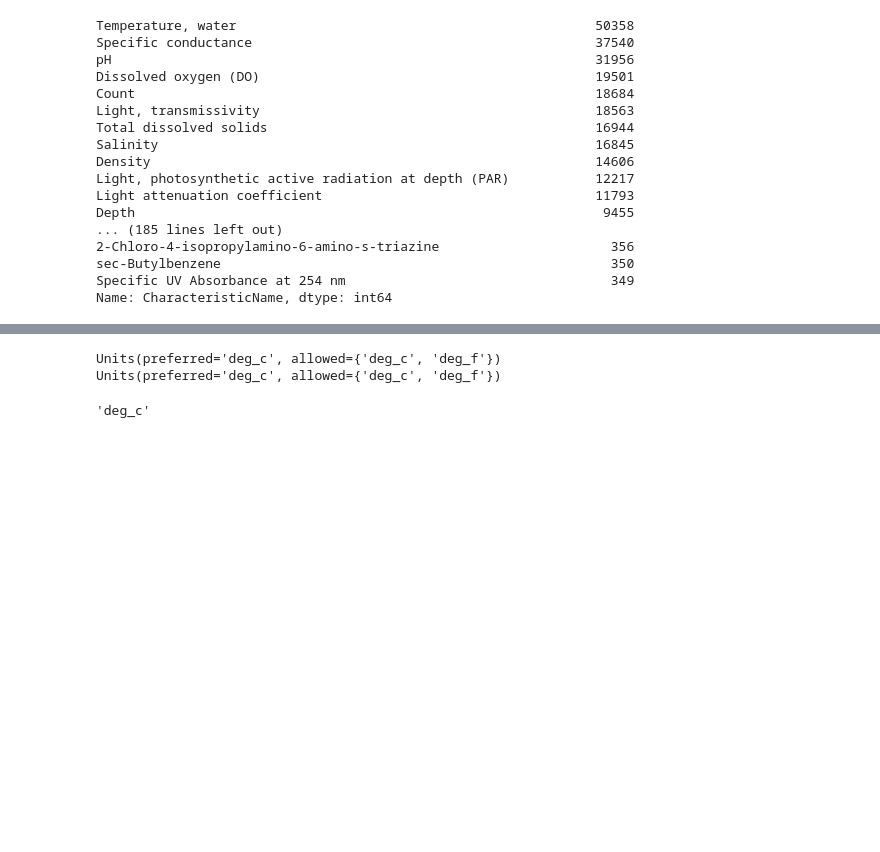
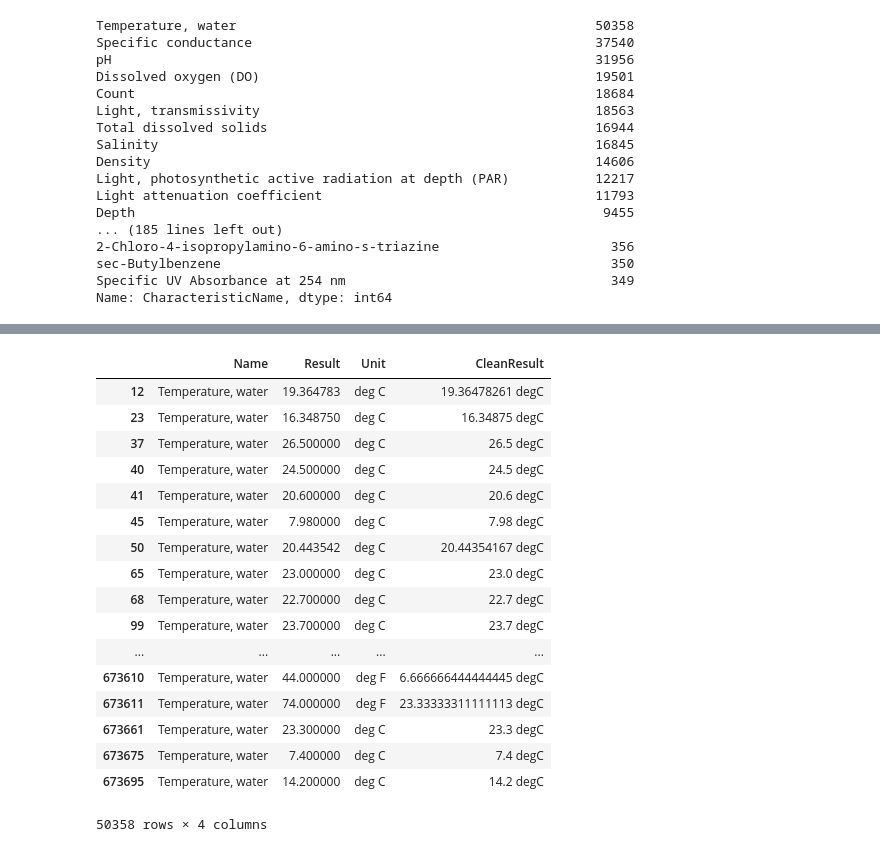
Before and after one commit to SeanU/waq, a Jupyter notebook: exploration/EDA.ipynb, the cells around one changed output, grey strips where cells are left out. Drawn from its saved outputs; the diff is of its cells as text; code cells hidden in the pictures; blank space fills up the shorter version.

```diff
--- a/exploration/EDA.ipynb
+++ b/exploration/EDA.ipynb
@@ -215,38 +216,68 @@ temps
 # %%
 import json
 from pint import UnitRegistry
 from collections import namedtuple
 
 Units = namedtuple('Units', ['preferred', 'allowed'])
 
 with open('measures.json') as jsonfile:
     measures = {m['measure']:Units(m['units'][0], set(m['units']))
                 for m in json.load(jsonfile)}
 
-#print(measures)
-
 ureg = UnitRegistry('units.reg')
 Q_ = ureg.Quantity
 
+# A lot of unit descriptions in the data contain spaces (e.g., "deg F"),
+# or variable casing, or leading or trailing spaces. This tries to
+# convert them all to a normalized format that will play nicely with Pint.
 def cleanUnit(name):
-    return name.lower().strip().replace(' ', '_')
+    return str(name).lower().strip().replace(' ', '_')
 
+# Checks to see if a unit is in the list of approved units for the measure
+# type, as defined in measures.json. If it is, returns the preferred
+# unit that the data should be converted to, which is the first listed unit
+# in measures.json.
 def getTargetUnit(measure, unit):
-    print(measures[measure])
-
     unitsForMeasure = measures[measure]
     if unitsForMeasure is None:
         return None
 
-    print(unitsForMeasure)
     if not unit in unitsForMeasure.allowed:
         return None
 
     return unitsForMeasure.preferred
 
+# Normalizes a measurement to the preferred (or "base") unit.
+# If it's in a unit that's not pre-cleared for the data type, it
+# replaces it with NaN.
+def convertToBaseUnit(measure, unit, value):
+    unit = cleanUnit(unit)
+    targetUnit = getTargetUnit(measure, unit)
+    if targetUnit is None:
+        return np.nan
 
-getTargetUnit('Temperature, water', cleanUnit('deg C'))
+    original = Q_(value, ureg(unit))
+    return original.to(ureg(targetUnit))
+
+temps['CleanResult'] = temps.apply(lambda row: convertToBaseUnit(row.Name, row.Unit, row.Result), axis=1)
+
+temps
 # %% [output]
+|  | Name | Result | Unit | CleanResult |
+| 12 | Temperature, water | 19.364783 | deg C | 19.36478261 degC |
+| 23 | Temperature, water | 16.348750 | deg C | 16.34875 degC |
+| 37 | Temperature, water | 26.500000 | deg C | 26.5 degC |
+| 40 | Temperature, water | 24.500000 | deg C | 24.5 degC |
+| 41 | Temperature, water | 20.600000 | deg C | 20.6 degC |
+| 45 | Temperature, water | 7.980000 | deg C | 7.98 degC |
+| 50 | Temperature, water | 20.443542 | deg C | 20.44354167 degC |
+| 65 | Temperature, water | 23.000000 | deg C | 23.0 degC |
+| 68 | Temperature, water | 22.700000 | deg C | 22.7 degC |
+| 99 | Temperature, water | 23.700000 | deg C | 23.7 degC |
+| ... | ... | ... | ... | ... |
+| 673610 | Temperature, water | 44.000000 | deg F | 6.666666444444445 degC |
+| 673611 | Temperature, water | 74.000000 | deg F | 23.33333311111113 degC |
+| 673661 | Temperature, water | 23.300000 | deg C | 23.3 degC |
+| 673675 | Temperature, water | 7.400000 | deg C | 7.4 degC |
+| 673695 | Temperature, water | 14.200000 | deg C | 14.2 degC |
-Units(preferred='deg_c', allowed={'deg_c', 'deg_f'})
-Units(preferred='deg_c', allowed={'deg_c', 'deg_f'})
+50358 rows × 4 columns
-'deg_c'
```
Also changed, not shown: parts of 2 cells of this notebook.
